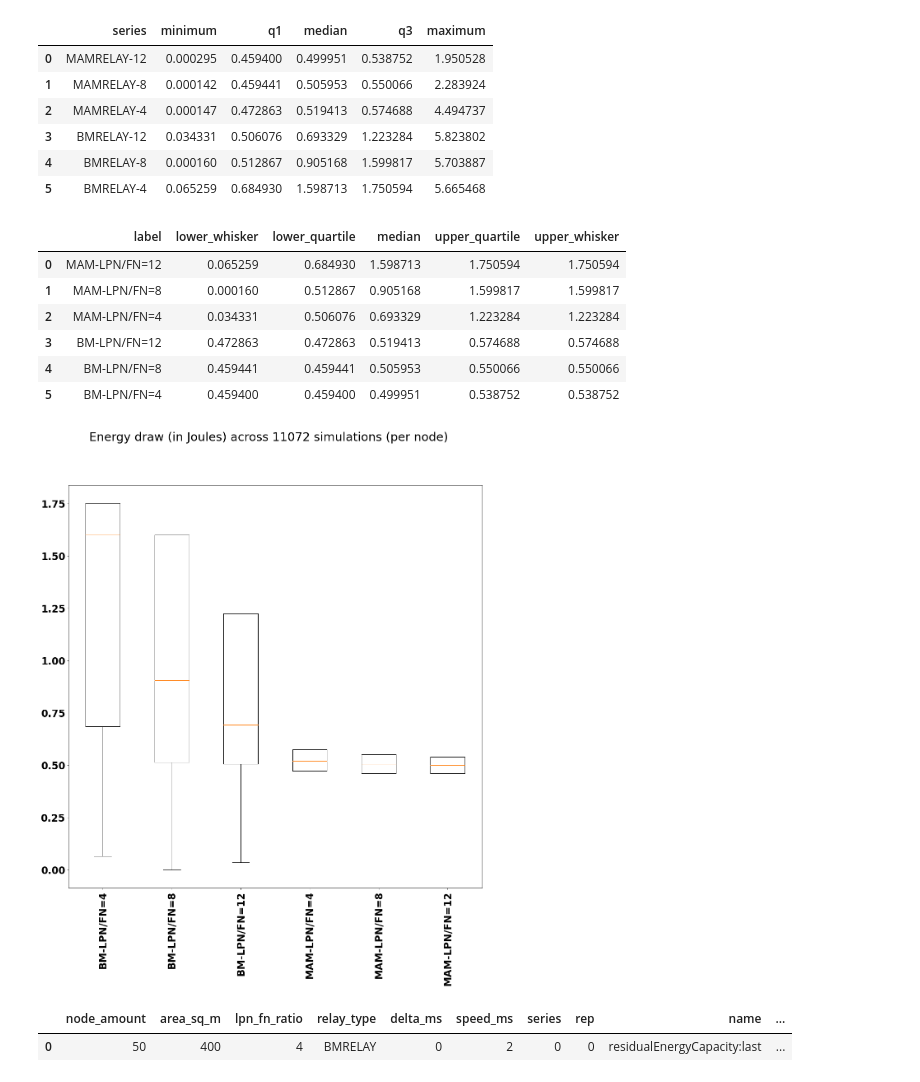
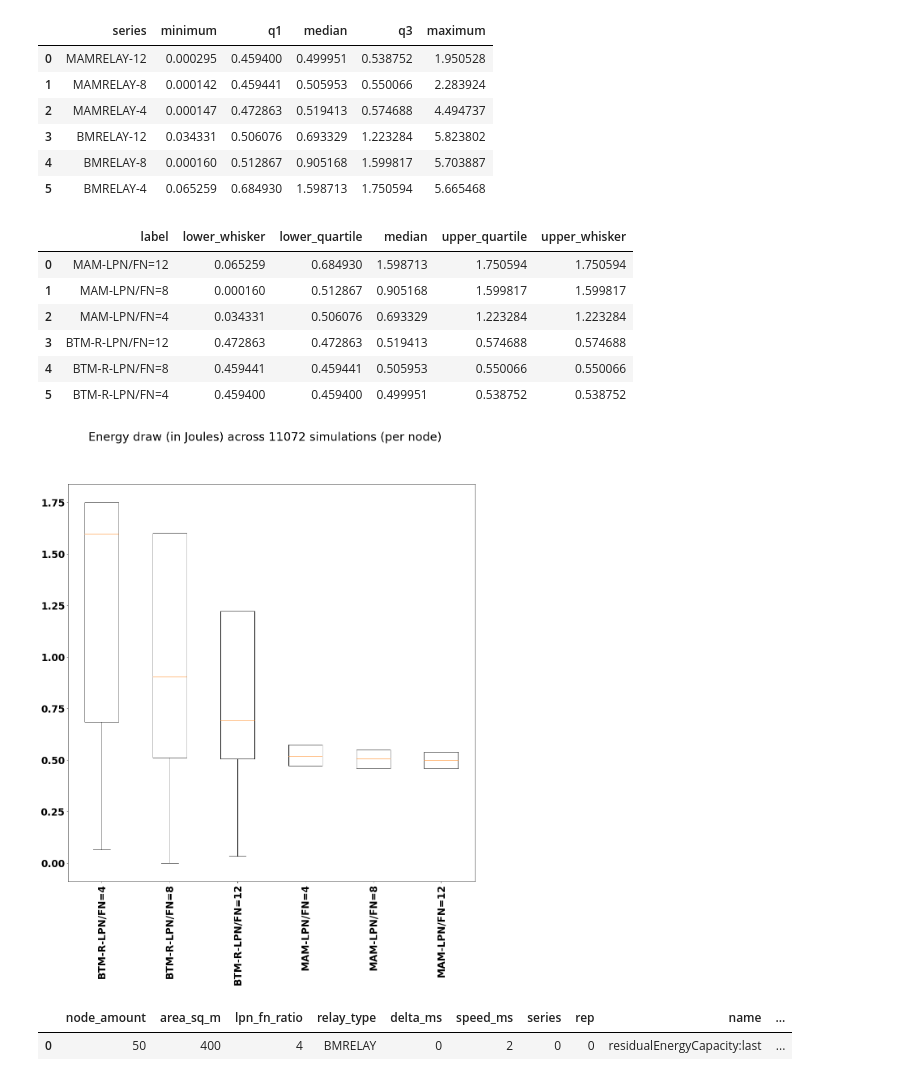
Before and after one commit to marcelopaulon/PUC-Rio, a Jupyter notebook: showcases/projects/mam/MAM-LARGE-Analysis.ipynb, the cells around one changed output. Saved outputs shown, nothing was run; the diff lists cells and outputs as text; code cells hidden in the pictures.

```diff
--- a/showcases/projects/mam/MAM-LARGE-Analysis.ipynb
+++ b/showcases/projects/mam/MAM-LARGE-Analysis.ipynb
@@ -299,42 +278,47 @@ energyDrawBPdata
 | 4 | BMRELAY-8 | 0.000160 | 0.512867 | 0.905168 | 1.599817 | 5.703887 |
 | 5 | BMRELAY-4 | 0.065259 | 0.684930 | 1.598713 | 1.750594 | 5.665468 |
 # %%
+energyDrawBPdata['sortcol1'] = pd.DataFrame(energyDrawBPdata['series'].str.split('-').str[0])
+energyDrawBPdata['sortcol2'] = pd.DataFrame(pd.to_numeric(energyDrawBPdata['series'].str.split('-').str[1]))
+
+energyDrawBPdata = energyDrawBPdata.sort_values(by=['sortcol1','sortcol2'])
 energyDrawBPdata
 
 # Create a figure instance
 fig = plt.figure(1, figsize=(18, 18))
 
 # Create an axes instance
 ax = fig.add_subplot(111)
 
 labels = energyDrawBPdata['series'].str.replace('RELAY-','-LPN/FN=')
+labels = labels.str.replace('BM-','BTM-R-')
 
 data = []
 
 for row in energyDrawBPdata.iterrows():
     x = row[1]
     data.append([x['minimum'], x['q1'], x['median'], x['q3'], x['maximum']])
 
 bp = ax.boxplot(data, showfliers=False)
 
 plt.suptitle('Energy draw (in Joules) across ' + str(len(allRuns)) + ' simulations (per node)')
 
 plt.xticks(rotation='90.0')
 ax.set_xticklabels(labels)
 
 # Save the figure
 fig.savefig('mamset-fig1.png', bbox_inches='tight', dpi=150)
 
 getBoxPlotData(labels, bp)
 # %% [output]
 |  | label | lower_whisker | lower_quartile | median | upper_quartile | upper_whisker |
 | 0 | MAM-LPN/FN=12 | 0.065259 | 0.684930 | 1.598713 | 1.750594 | 1.750594 |
 | 1 | MAM-LPN/FN=8 | 0.000160 | 0.512867 | 0.905168 | 1.599817 | 1.599817 |
 | 2 | MAM-LPN/FN=4 | 0.034331 | 0.506076 | 0.693329 | 1.223284 | 1.223284 |
-| 3 | BM-LPN/FN=12 | 0.472863 | 0.472863 | 0.519413 | 0.574688 | 0.574688 |
-| 4 | BM-LPN/FN=8 | 0.459441 | 0.459441 | 0.505953 | 0.550066 | 0.550066 |
-| 5 | BM-LPN/FN=4 | 0.459400 | 0.459400 | 0.499951 | 0.538752 | 0.538752 |
+| 3 | BTM-R-LPN/FN=12 | 0.472863 | 0.472863 | 0.519413 | 0.574688 | 0.574688 |
+| 4 | BTM-R-LPN/FN=8 | 0.459441 | 0.459441 | 0.505953 | 0.550066 | 0.550066 |
+| 5 | BTM-R-LPN/FN=4 | 0.459400 | 0.459400 | 0.499951 | 0.538752 | 0.538752 |
-[figure, old version]
+[figure, new version]
 # %%
 pd.read_sql_query('''
 SELECT node_amount, area_sq_m, lpn_fn_ratio, relay_type, delta_ms, speed_ms, series, rep, name, sum(cast(value as DOUBLE PRECISION)*-1.0) as value
```
Also changed, not shown: parts of 13 cells of this notebook, 9 other files.
